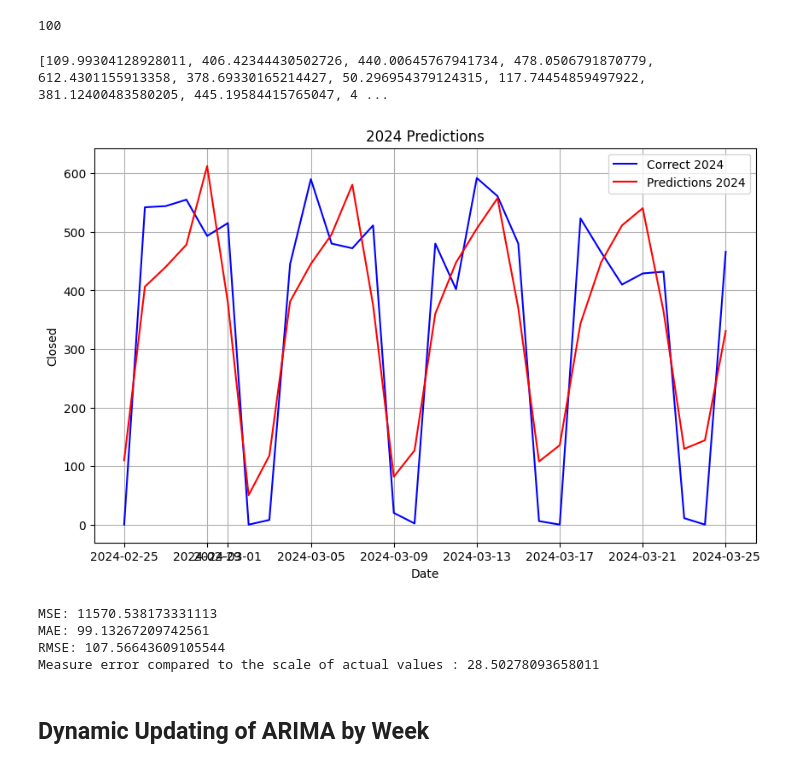
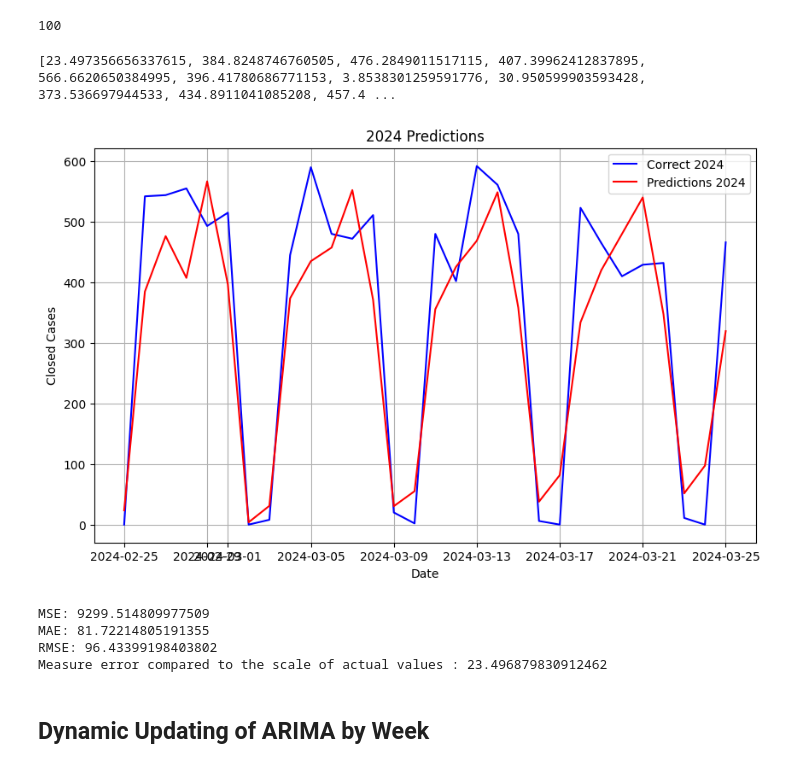
Before and after one commit to janiceyohana/sds-term6-cpf, a Jupyter notebook: Closed_Cases_Prediction.ipynb, the cells around one changed output. Cells and saved outputs as stored; diff of their text form; code cells hidden in the pictures.

```diff
--- a/Closed_Cases_Prediction.ipynb
+++ b/Closed_Cases_Prediction.ipynb
@@ -99,7 +99,7 @@ num_steps_2024 = 7
 # Iterate over the number of time steps to make predictions for 2024
 for i in range(num_steps_2024):
     # Fit ARIMA model with seasonal differencing
-    model = ARIMA(history, order=(7, 1, 1)) # 7, 1, 0 is the best combination
+    model = ARIMA(history, order=(12, 1, 0)) # 12, 1, 0 is the best combination
     model_fit = model.fit()
 
     # Forecast the next value
@@ -180,7 +180,7 @@ num_steps_2024 = 30
 # Iterate over the number of time steps to make predictions for 2024
 for i in range(num_steps_2024):
     # Fit ARIMA model with seasonal differencing
-    model = ARIMA(history, order=(10, 1, 0)) # 7, 1, 0 is the best combination
+    model = ARIMA(history, order=(12, 1, 0)) # 7, 1, 0 is the best combination
     model_fit = model.fit()
 
     # Forecast the next value
@@ -195,7 +195,7 @@ for i in range(num_steps_2024):
 
 print(predictions_2024)
 # %% [output]
-[109.99304128928011, 406.42344430502726, 440.00645767941734, 478.0506791870779, 612.4301155913358, 378.69330165214427, 50.296954379124315, 117.74454859497922, 381.12400483580205, 445.19584415765047, 4 ...
+[23.497356656337615, 384.8248746760505, 476.2849011517115, 407.39962412837895, 566.6620650384995, 396.41780686771153, 3.8538301259591776, 30.950599903593428, 373.536697944533, 434.8911041085208, 457.4 ...
 # %%
 # Assuming your original data is in a pandas Series or DataFrame format
 # and the index is a datetime index
@@ -205,39 +205,39 @@ end_date_2024 = start_date_2024 + datetime.timedelta(days=29)
 time_index_2024 = pd.date_range(start=start_date_2024, end=end_date_2024, freq='D')
 
 filtered_values = df_combined.loc[str(start_date_2024.date()):str(end_date_2024.date()), 'Closed']
 
 # # Plotting
 plt.figure(figsize=(10, 6))
 
 plt.plot(time_index_2024, filtered_values, label='Correct 2024', color='blue')
 
 # Plot predicted values for 2024
 plt.plot(time_index_2024, predictions_2024, label='Predictions 2024', color='red')
 
 plt.title('2024 Predictions')
 plt.xlabel('Date')
-plt.ylabel('Closed')
+plt.ylabel('Closed Cases')
 plt.legend()
 plt.grid(True)
 plt.show()
 
 # report performance
 mse = mean_squared_error(filtered_values, predictions_2024)
 print('MSE: '+str(mse))
 mae = mean_absolute_error(filtered_values, predictions_2024)
 print('MAE: '+str(mae))
 rmse = math.sqrt(mean_squared_error(filtered_values, predictions_2024))
 print('RMSE: '+str(rmse))
 
 mean_actual_values = filtered_values.mean()
 error_percentage = (mae / mean_actual_values) * 100
 print("Measure error compared to the scale of actual values :", error_percentage)
 # %% [output]
-[figure, old version]
+[figure, new version]
-MSE: 11570.538173331113
-MAE: 99.13267209742561
-RMSE: 107.56643609105544
-Measure error compared to the scale of actual values : 28.50278093658011
+MSE: 9299.514809977509
+MAE: 81.72214805191355
+RMSE: 96.43399198403802
+Measure error compared to the scale of actual values : 23.496879830912462
 # %% [markdown]
 ## Dynamic Updating of ARIMA by Week
 # %%
```
Also changed, not shown: parts of 7 cells of this notebook.
